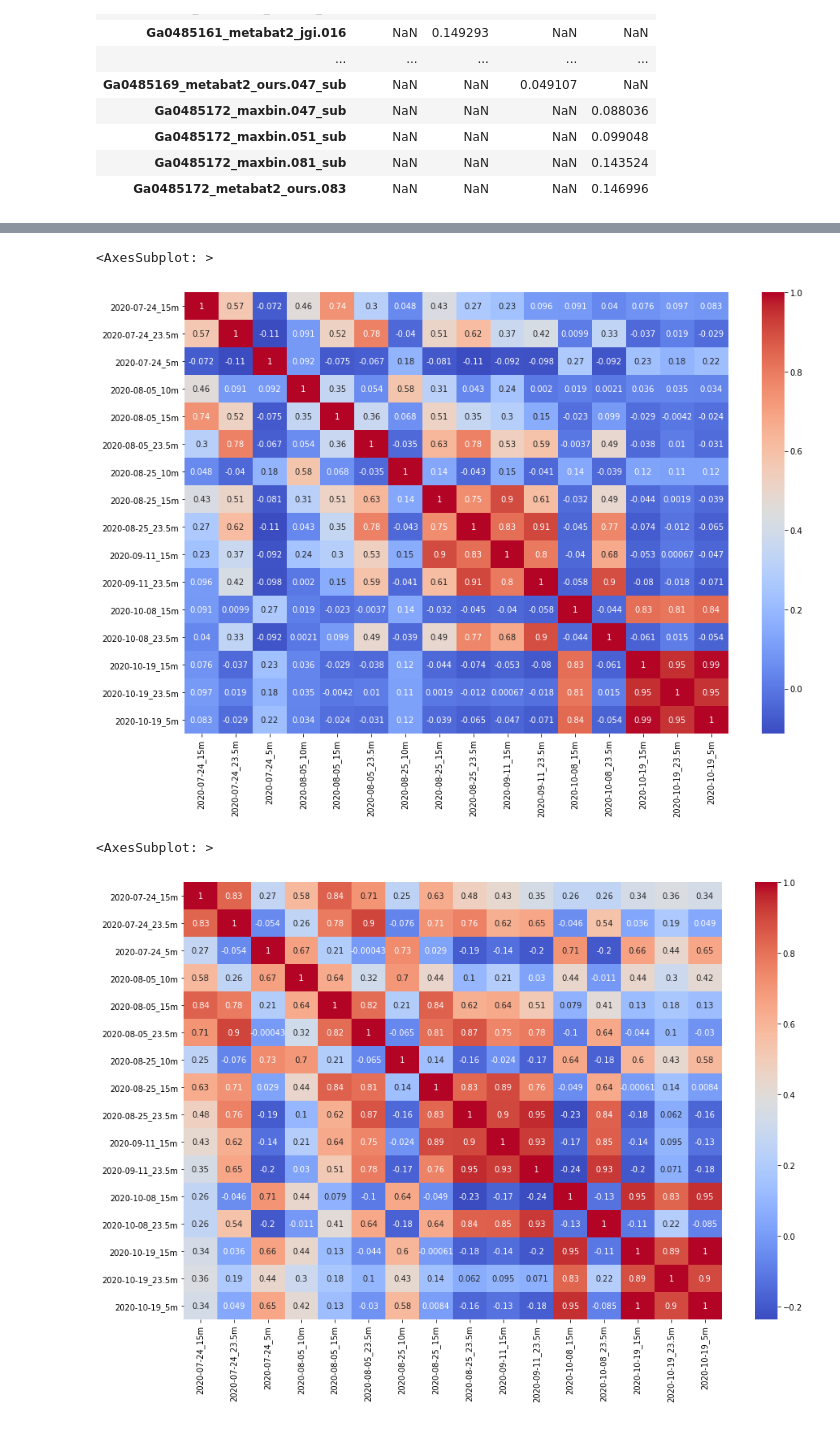
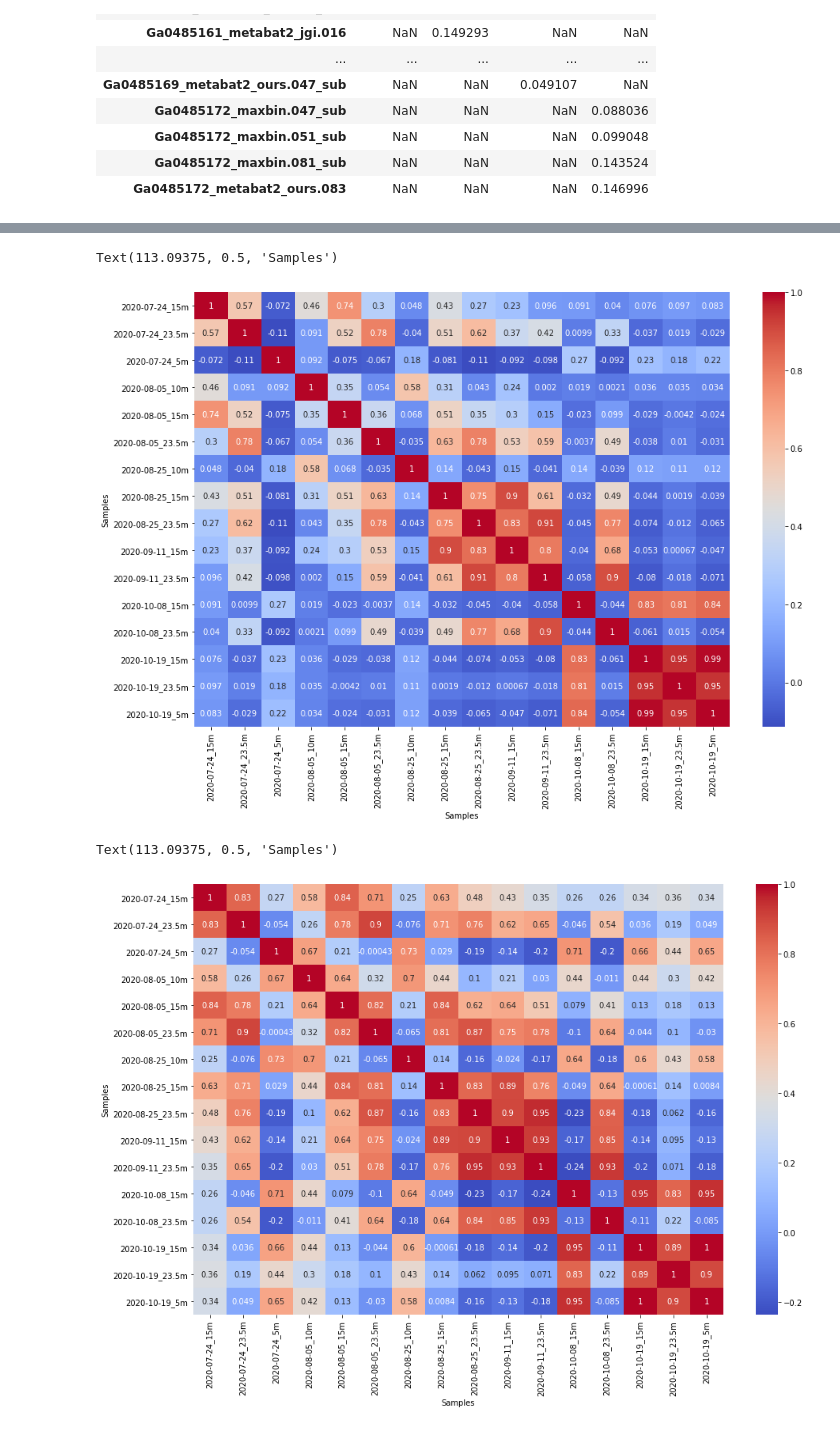
Before and after one commit to solislemuslab/lake-microbiome-data-analysis, a Jupyter notebook: lake-microbiome.ipynb, the cells around one changed output, grey strips where cells are left out. Saved outputs shown, nothing was run; the diff lists cells and outputs as text; code cells hidden in the pictures.

```diff
--- a/lake-microbiome.ipynb
+++ b/lake-microbiome.ipynb
@@ -7,7 +7,7 @@ import plotly.express as px
 # %% [markdown]
 # reading in each datsets, check number of zeros and whether or not the row sum is 1
 # %%
-data = pd.read_csv("coverm_431_MAGS_metagenomes_reads_count.csv")
+data = pd.read_csv("Fw_ lake mendota data/coverm_431_MAGS_metagenomes_reads_count.csv")
 data=data.T
 data
 # %% [output]
@@ -854,14 +906,18 @@ fig, ax = plt.subplots(figsize=(15,10))
 data_sorted_=data_sorted.T.astype(np.float32)
 corr=data_sorted_.corr()
 sns.heatmap(corr, annot=True, cmap='coolwarm')
+ax.set_xlabel('Samples')
+ax.set_ylabel('Samples')
 # %% [output]
-<AxesSubplot: >
+Text(113.09375, 0.5, 'Samples')
-[figure, old version]
+[figure, new version]
 # %%
 #measured by spearman’s correlation
 fig, ax = plt.subplots(figsize=(15,10))
 corr_spearman=data_sorted_.corr(method='spearman')
 sns.heatmap(corr_spearman, annot=True, cmap='coolwarm')
+ax.set_xlabel('Samples')
+ax.set_ylabel('Samples')
 # %% [output]
-<AxesSubplot: >
+Text(113.09375, 0.5, 'Samples')
-[figure, old version]
+[figure, new version]
```
Also changed, not shown: parts of 23 cells of this notebook, 2 other files.
